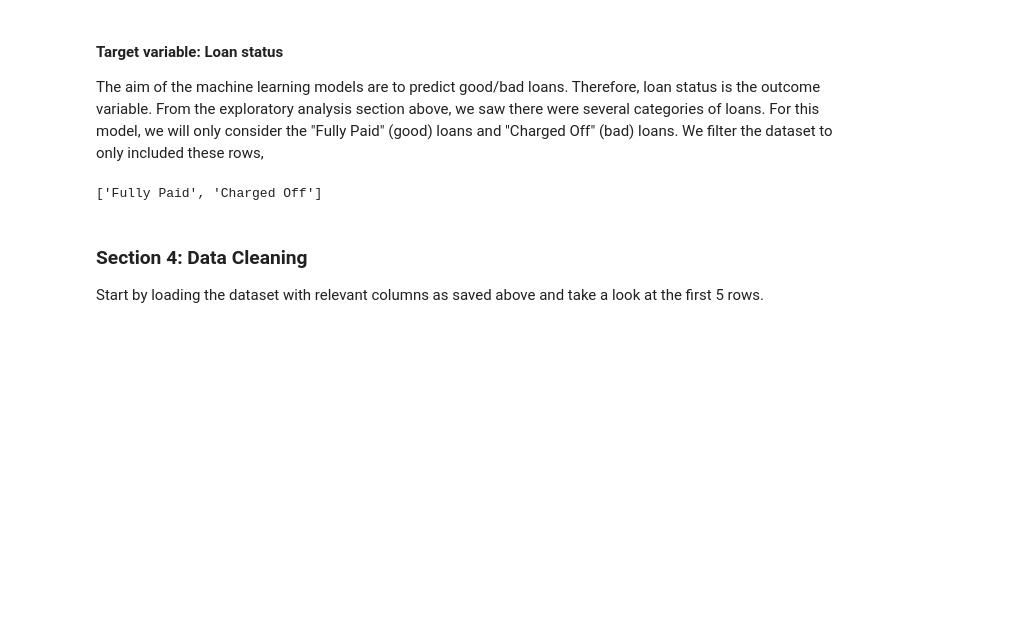
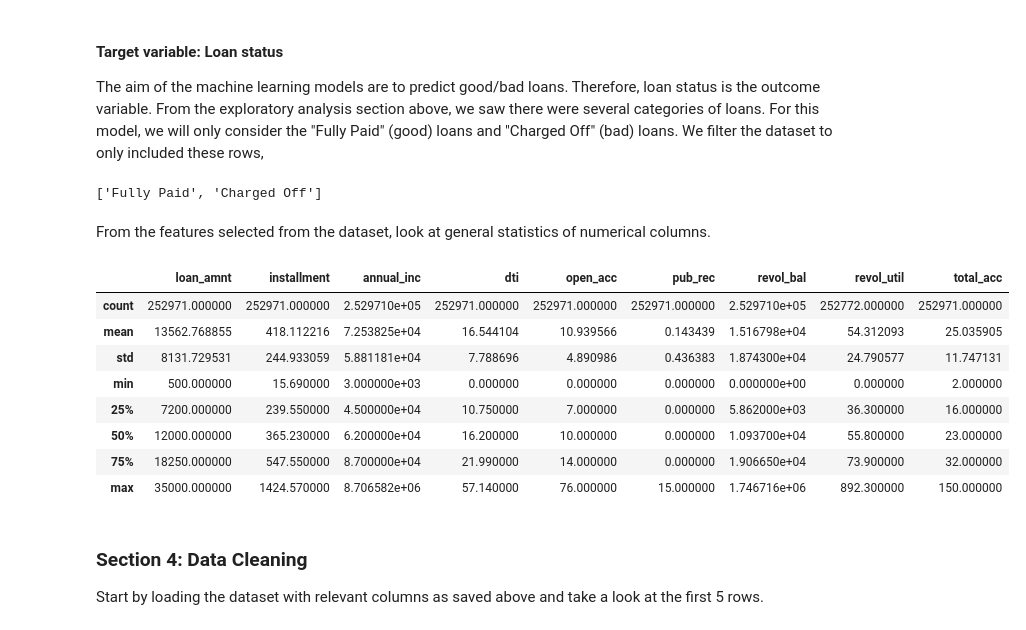
Before and after one commit to manieshablakey/loan-assessment-model, a Jupyter notebook: loan-credit.ipynb, the cells around one changed output. Drawn from its saved outputs; the diff is of its cells as text; code cells hidden in the pictures; blank space fills up the shorter version.

Commit message:
added general stats

```diff
--- a/loan-credit.ipynb
+++ b/loan-credit.ipynb
@@ -658,6 +658,20 @@ df = df[(df["loan_status"] == "Fully Paid") | (df["loan_status"] == "Charged Off
 df["loan_status"].unique().tolist()
 # %% [output]
 ['Fully Paid', 'Charged Off']
+# %% [markdown]
+From the features selected from the dataset, look at general statistics of numerical columns.
+# %%
+df.describe()
+# %% [output]
+|  | loan_amnt | installment | annual_inc | dti | open_acc | pub_rec | revol_bal | revol_util | total_acc |
+| count | 252971.000000 | 252971.000000 | 2.529710e+05 | 252971.000000 | 252971.000000 | 252971.000000 | 2.529710e+05 | 252772.000000 | 252971.000000 |
+| mean | 13562.768855 | 418.112216 | 7.253825e+04 | 16.544104 | 10.939566 | 0.143439 | 1.516798e+04 | 54.312093 | 25.035905 |
+| std | 8131.729531 | 244.933059 | 5.881181e+04 | 7.788696 | 4.890986 | 0.436383 | 1.874300e+04 | 24.790577 | 11.747131 |
+| min | 500.000000 | 15.690000 | 3.000000e+03 | 0.000000 | 0.000000 | 0.000000 | 0.000000e+00 | 0.000000 | 2.000000 |
+| 25% | 7200.000000 | 239.550000 | 4.500000e+04 | 10.750000 | 7.000000 | 0.000000 | 5.862000e+03 | 36.300000 | 16.000000 |
+| 50% | 12000.000000 | 365.230000 | 6.200000e+04 | 16.200000 | 10.000000 | 0.000000 | 1.093700e+04 | 55.800000 | 23.000000 |
+| 75% | 18250.000000 | 547.550000 | 8.700000e+04 | 21.990000 | 14.000000 | 0.000000 | 1.906650e+04 | 73.900000 | 32.000000 |
+| max | 35000.000000 | 1424.570000 | 8.706582e+06 | 57.140000 | 76.000000 | 15.000000 | 1.746716e+06 | 892.300000 | 150.000000 |
 # %%
 #save data.
 df.to_csv("data/updated_loan_data.csv", index=False)
```
